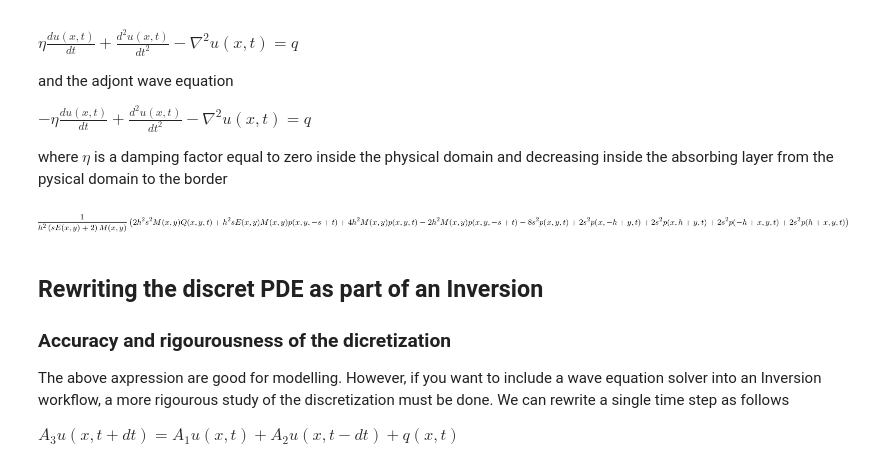
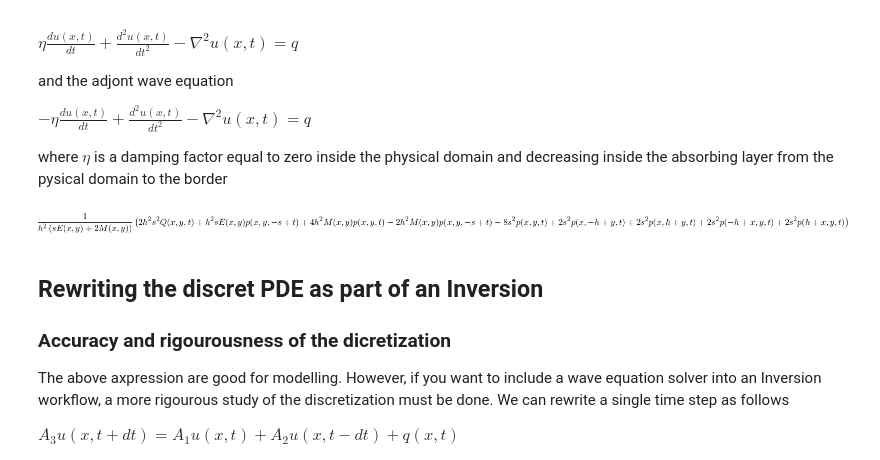
Before and after one commit to devitocodes/notebooks, a Jupyter notebook: AcousticFWI/Acoustic-wave-equation.ipynb, the cells around one changed output. Saved outputs shown, nothing was run; the diff lists cells and outputs as text; code cells hidden in the pictures.

```diff
--- a/AcousticFWI/Acoustic-wave-equation.ipynb
+++ b/AcousticFWI/Acoustic-wave-equation.ipynb
@@ -58,12 +58,12 @@ $ -\eta \frac{d u(x,t)}{dt} + \frac{d^2 u(x,t)}{dt^2} - \nabla^2 u(x,t) =q  $
 where $ \eta$  is a damping factor equal to zero inside the physical domain and decreasing inside the absorbing layer from the pysical domain to the border
 # %%
 # Forward wave equation
-wave_equation = dtt- 1/m*(dxx+dyy) - q  + e*dt
+wave_equation = m*dtt- (dxx+dyy) - q  + e*dt
 stencil = solve(wave_equation,p(x,y,t+s))[0]
 ts=lambdify((p(x,y,t-s),p(x-h,y,t), p(x,y,t), p(x+h,y,t),p(x,y-h,t), p(x,y+h,t), q , m, s, h,e),stencil,"numpy")
 stencil
 # %% [output]
-[figure, old version]
+[figure, new version]
 # %% [markdown]
 ## Rewriting the discret PDE as part of an Inversion
 ### Accuracy and rigourousness of the dicretization
```
Also changed, not shown: parts of 14 cells of this notebook.
